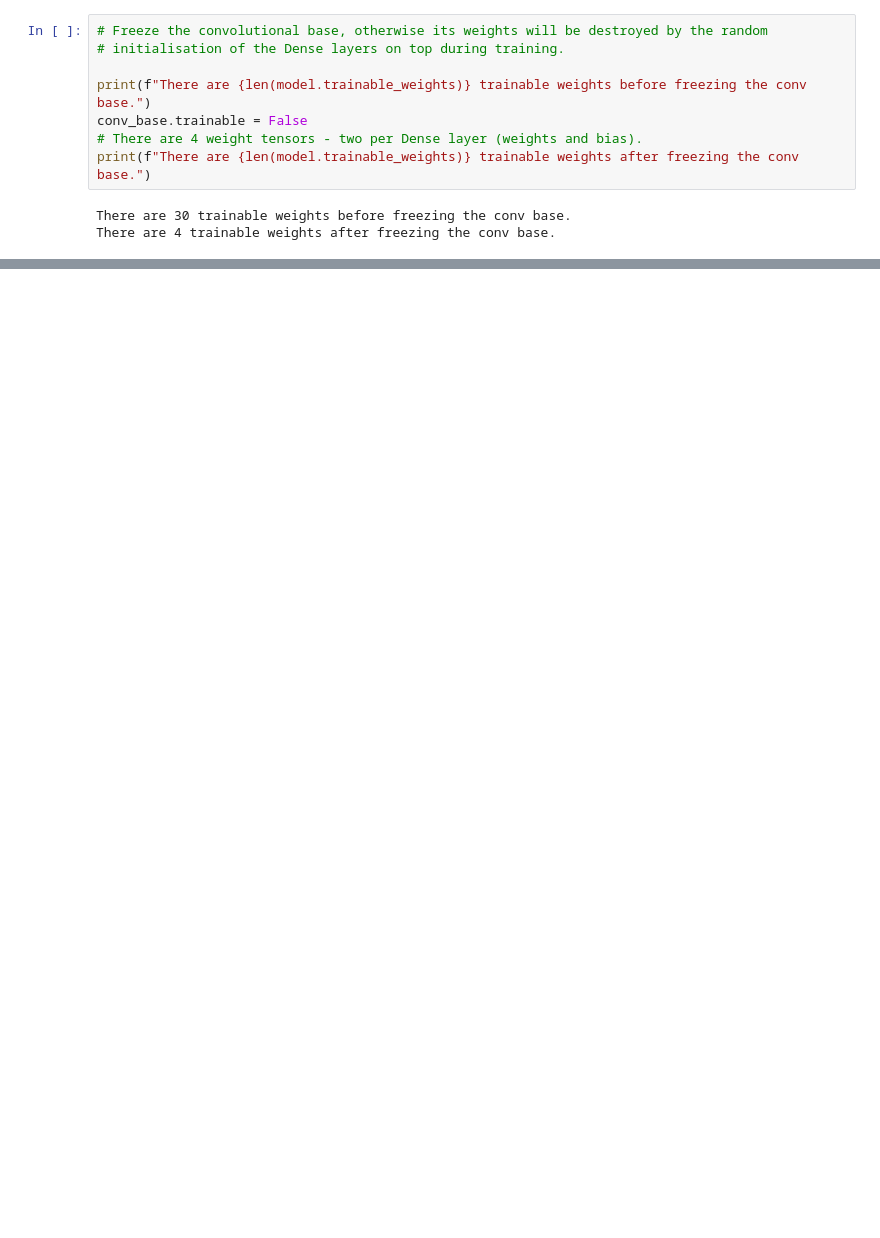
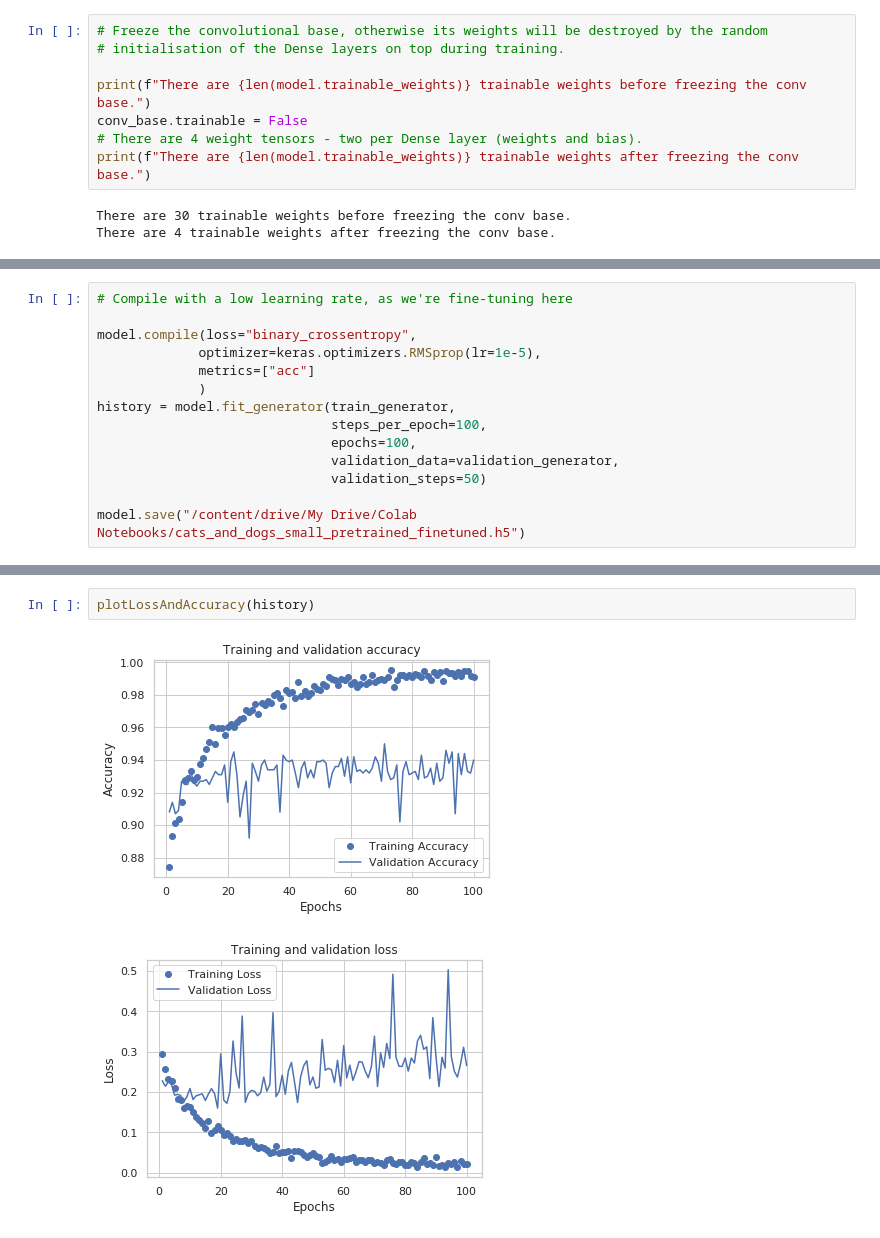
Before and after one commit to wllgrnt/keras-examples, a Jupyter notebook: Chapter5.ipynb, the cells around one changed output, grey strips where cells are left out. Saved outputs shown, nothing was run; the diff lists cells and outputs as text; blank space fills up the shorter version.

Commit message:
Fine-tuning the top layers of the convnet

```diff
--- a/Chapter5.ipynb
+++ b/Chapter5.ipynb
@@ -839,0 +900,14 @@ plotLossAndAccuracy(history)
+# %%
+# Compile with a low learning rate, as we're fine-tuning here
+
+model.compile(loss="binary_crossentropy",
+             optimizer=keras.optimizers.RMSprop(lr=1e-5),
+             metrics=["acc"]
+             )
+history = model.fit_generator(train_generator,
+                              steps_per_epoch=100,
+                              epochs=100,
+                              validation_data=validation_generator,
+                              validation_steps=50)
+
+model.save("/content/drive/My Drive/Colab Notebooks/cats_and_dogs_small_pretrained_finetuned.h5")
@@ -839,0 +932,5 @@ plotLossAndAccuracy(history)
+# %%
+plotLossAndAccuracy(history)
+# %% [output]
+[figure, added]
+[figure, added]
```
Also changed, not shown: parts of 10 cells of this notebook.
